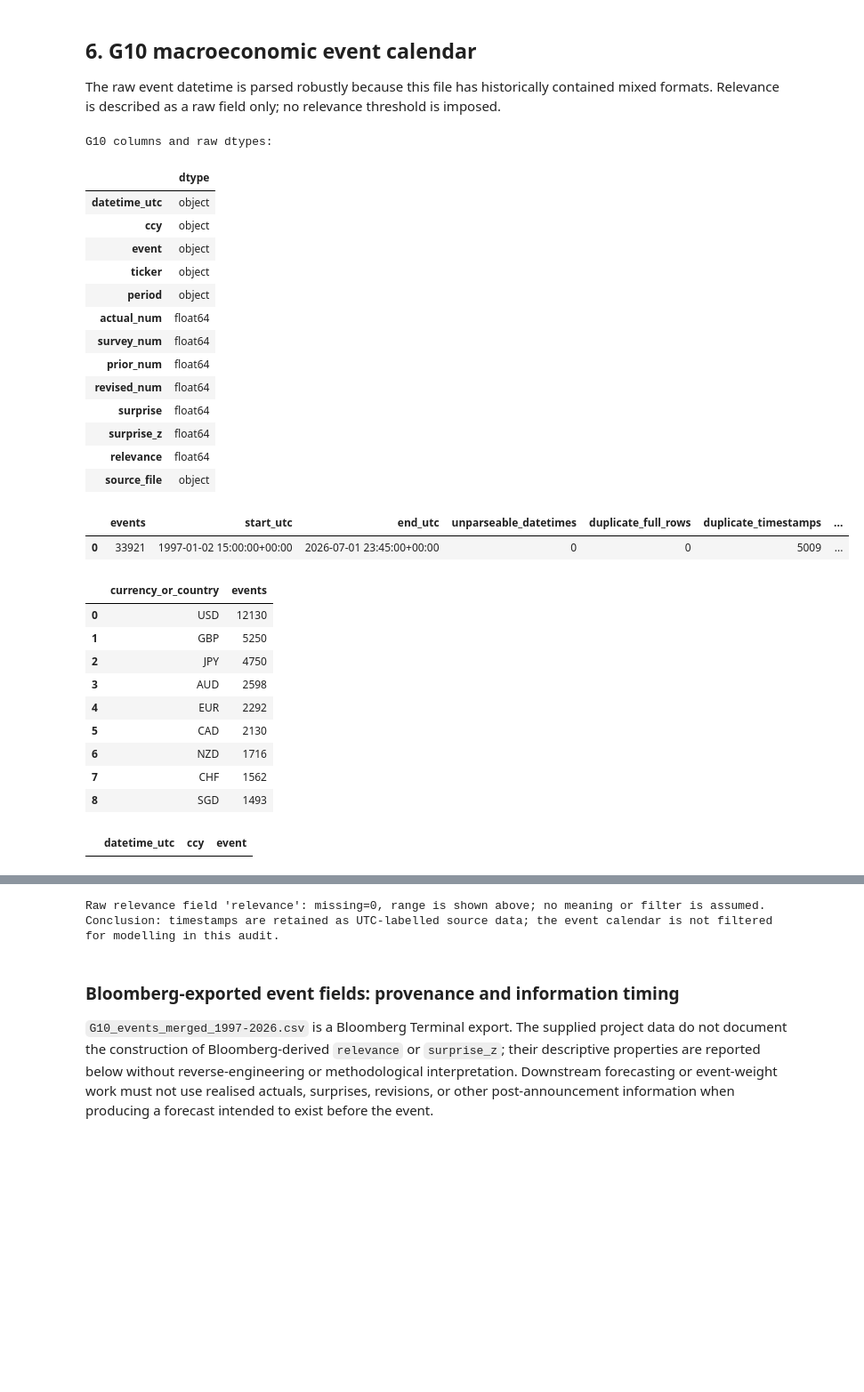
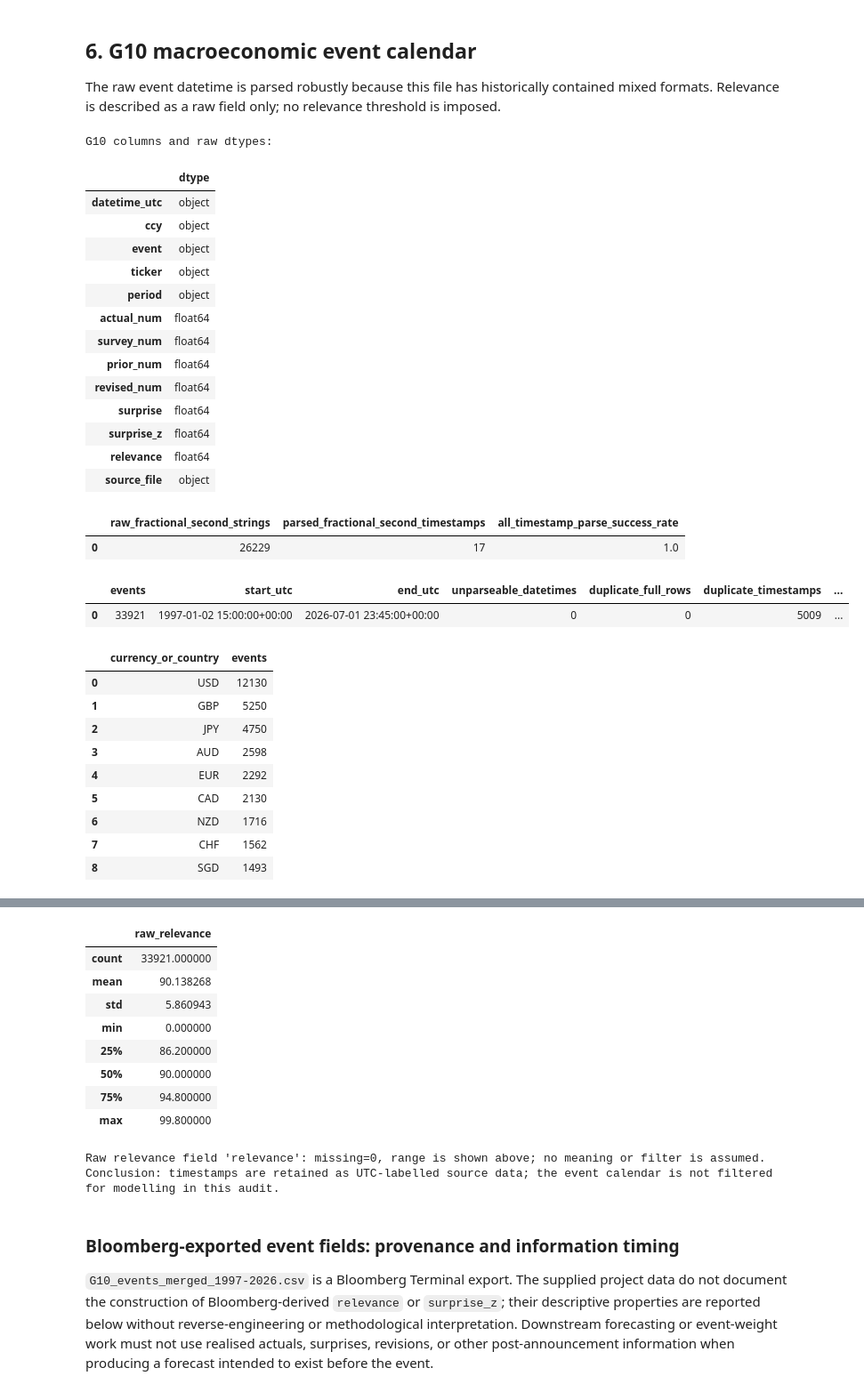
Before and after one commit to JivN24/HSBC-AN-RN, a Jupyter notebook: CODEWORK/Linus' Task Re-Do/14_empirical_data_audit_and_alignment.ipynb, the cells around one changed output, grey strips where cells are left out. Shown at 89% size. Cells and saved outputs as stored; diff of their text form; code cells hidden in the pictures; blank space fills up the shorter version.

```diff
--- a/CODEWORK/Linus' Task Re-Do/14_empirical_data_audit_and_alignment.ipynb
+++ b/CODEWORK/Linus' Task Re-Do/14_empirical_data_audit_and_alignment.ipynb
@@ -820,6 +836,17 @@ try:
     g10['event_datetime_utc'] = pd.to_datetime(g10[event_time_col], format='mixed', utc=True, errors='coerce')
 except (TypeError, ValueError):
     g10['event_datetime_utc'] = pd.to_datetime(g10[event_time_col], utc=True, errors='coerce')
+fractional_timestamp_raw = g10[event_time_col].astype(str).str.contains(r'\.\d+', regex=True, na=False)
+fractional_timestamp_retained = g10['event_datetime_utc'].notna() & (g10['event_datetime_utc'].dt.microsecond.ne(0) | g10['event_datetime_utc'].dt.nanosecond.ne(0))
+g10_fractional_timestamp_audit = pd.DataFrame([{
+    'raw_fractional_second_strings': int(fractional_timestamp_raw.sum()),
+    'parsed_fractional_second_timestamps': int(fractional_timestamp_retained.sum()),
+    'all_timestamp_parse_success_rate': g10['event_datetime_utc'].notna().mean(),
+}])
+assert g10['event_datetime_utc'].notna().mean() > 0.99, 'G10 mixed-format parsing lost an unacceptable share of timestamps.'
+if fractional_timestamp_raw.any():
+    assert fractional_timestamp_retained.any(), 'G10 fractional-second timestamps were not retained by mixed-format parsing.'
+display(g10_fractional_timestamp_audit)
 g10['event_date_utc'] = g10['event_datetime_utc'].dt.normalize()
 usd_events = g10.loc[g10[currency_col].astype(str).eq('USD')].copy()
 jpy_events = g10.loc[g10[currency_col].astype(str).isin(['JPY', 'JP'])].copy()
@@ -828,43 +855,44 @@ g10_summary = pd.DataFrame([{
     'unparseable_datetimes': int(g10['event_datetime_utc'].isna().sum()), 'duplicate_full_rows': int(g10.duplicated().sum()),
     'duplicate_timestamps': int(g10['event_datetime_utc'].duplicated().sum()), 'usd_events': len(usd_events), 'jpy_events': len(jpy_events),
     'events_with_nonzero_seconds': int(g10['event_datetime_utc'].dt.second.fillna(0).ne(0).sum()),
     'unique_event_types': g10[event_name_col].nunique(dropna=True),
 }])
 display(g10_summary)
 display(g10[currency_col].value_counts(dropna=False).rename_axis('currency_or_country').reset_index(name='events'))
 display(g10.loc[g10['event_datetime_utc'].isna(), [event_time_col, currency_col, event_name_col]].head(20))
 display(pd.concat([usd_events[event_name_col], jpy_events[event_name_col]]).value_counts().head(25).rename_axis('event_type').reset_index(name='count'))
 relevance_col = next((c for c in g10.columns if 'relevance' in c.lower()), None)
 if relevance_col:
     display(g10[relevance_col].describe().to_frame('raw_relevance'))
     print(f'Raw relevance field {relevance_col!r}: missing={g10[relevance_col].isna().sum()}, range is shown above; no meaning or filter is assumed.')
 print('Conclusion: timestamps are retained as UTC-labelled source data; the event calendar is not filtered for modelling in this audit.')
 # %% [output]
 G10 columns and raw dtypes:
 |  | dtype |
 | datetime_utc | object |
 | ccy | object |
 | event | object |
 | ticker | object |
 | period | object |
 | actual_num | float64 |
 | survey_num | float64 |
 | prior_num | float64 |
 | revised_num | float64 |
 | surprise | float64 |
 | surprise_z | float64 |
 | relevance | float64 |
 | source_file | object |
-|  | events | start_utc | end_utc | unparseable_datetimes | duplicate_full_rows | duplicate_timestamps | ... |
-| 0 | 33921 | 1997-01-02 15:00:00+00:00 | 2026-07-01 23:45:00+00:00 | 0 | 0 | 5009 | ... |
+|  | raw_fractional_second_strings | parsed_fractional_second_timestamps | all_timestamp_parse_success_rate |
+| 0 | 26229 | 17 | 1.0 |
-|  | currency_or_country | events |
-| 0 | USD | 12130 |
-| 1 | GBP | 5250 |
-| 2 | JPY | 4750 |
-| 3 | AUD | 2598 |
-| 4 | EUR | 2292 |
-| 5 | CAD | 2130 |
-| 6 | NZD | 1716 |
-| 7 | CHF | 1562 |
-| 8 | SGD | 1493 |
+|  | events | start_utc | end_utc | unparseable_datetimes | duplicate_full_rows | duplicate_timestamps | ... |
+| 0 | 33921 | 1997-01-02 15:00:00+00:00 | 2026-07-01 23:45:00+00:00 | 0 | 0 | 5009 | ... |
-|  | datetime_utc | ccy | event |
+|  | currency_or_country | events |
+| 0 | USD | 12130 |
+| 1 | GBP | 5250 |
+| 2 | JPY | 4750 |
+| 3 | AUD | 2598 |
+| 4 | EUR | 2292 |
+| 5 | CAD | 2130 |
+| 6 | NZD | 1716 |
+| 7 | CHF | 1562 |
+| 8 | SGD | 1493 |
@@ -897,3 +917,12 @@ G10 columns and raw dtypes:
+|  | raw_relevance |
+| count | 33921.000000 |
+| mean | 90.138268 |
+| std | 5.860943 |
+| min | 0.000000 |
+| 25% | 86.200000 |
+| 50% | 90.000000 |
+| 75% | 94.800000 |
+| max | 99.800000 |
 Raw relevance field 'relevance': missing=0, range is shown above; no meaning or filter is assumed.
 Conclusion: timestamps are retained as UTC-labelled source data; the event calendar is not filtered for modelling in this audit.
 # %% [markdown]
```
Also changed, not shown: parts of 11 cells of this notebook, 6 other files.
